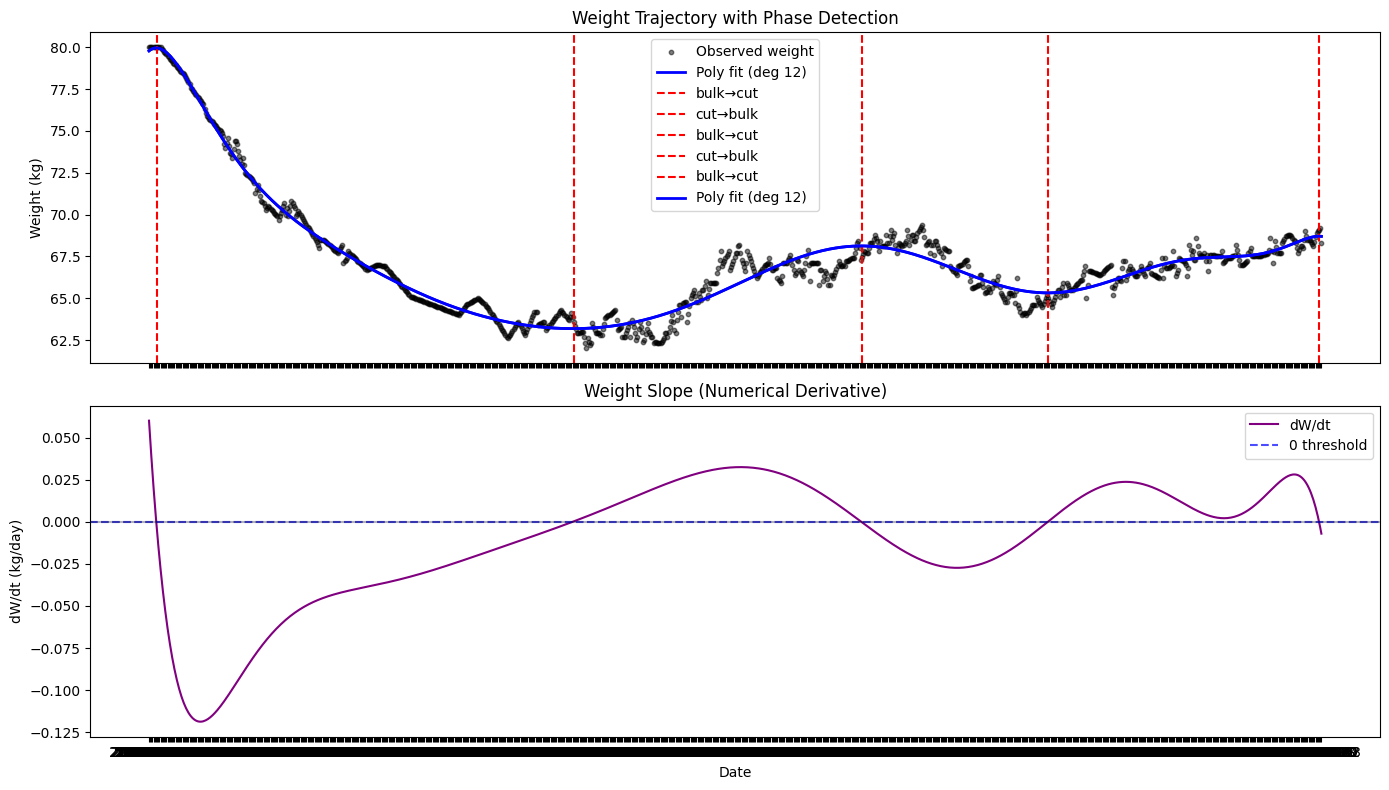
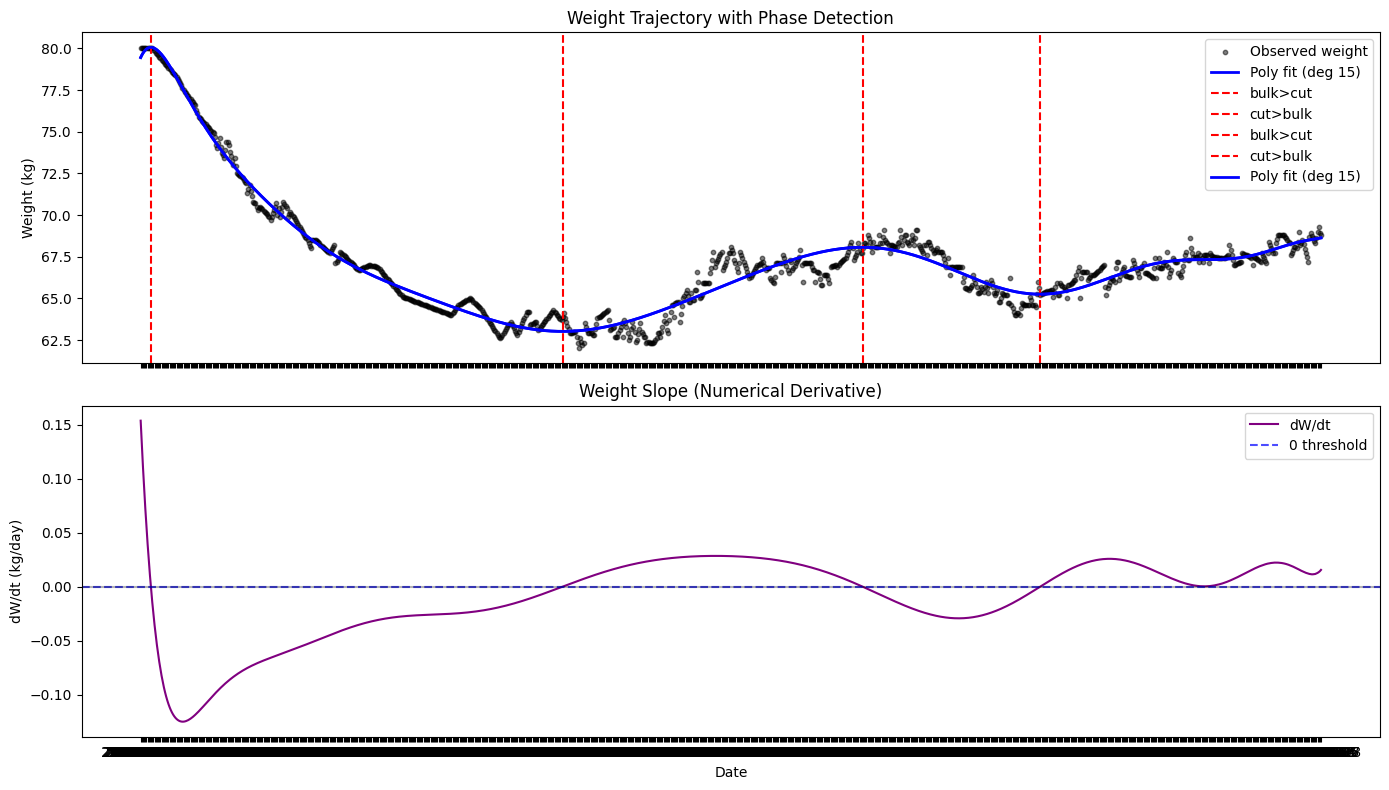
The notebook cell's code change between the first figure and the second:
--- before
+++ after
@@ -45,5 +45,5 @@
     # Vertical lines at transition points
     for date, prev, curr in transitions:
-        ax1.axvline(x=date, color="red", linestyle="--", linewidth=1.5, label=f"{prev}→{curr}")
+        ax1.axvline(x=date, color="red", linestyle="--", linewidth=1.5, label=f"{prev}>{curr}")
 
     ax1.set_ylabel("Weight (kg)")
@@ -71,2 +71,3 @@
 df1 = pd.read_csv("spline.csv")
 df2, transitions = detect_phases(df1)
+df2.to_csv("segmented.csv", index = False)

Commit: finalized project